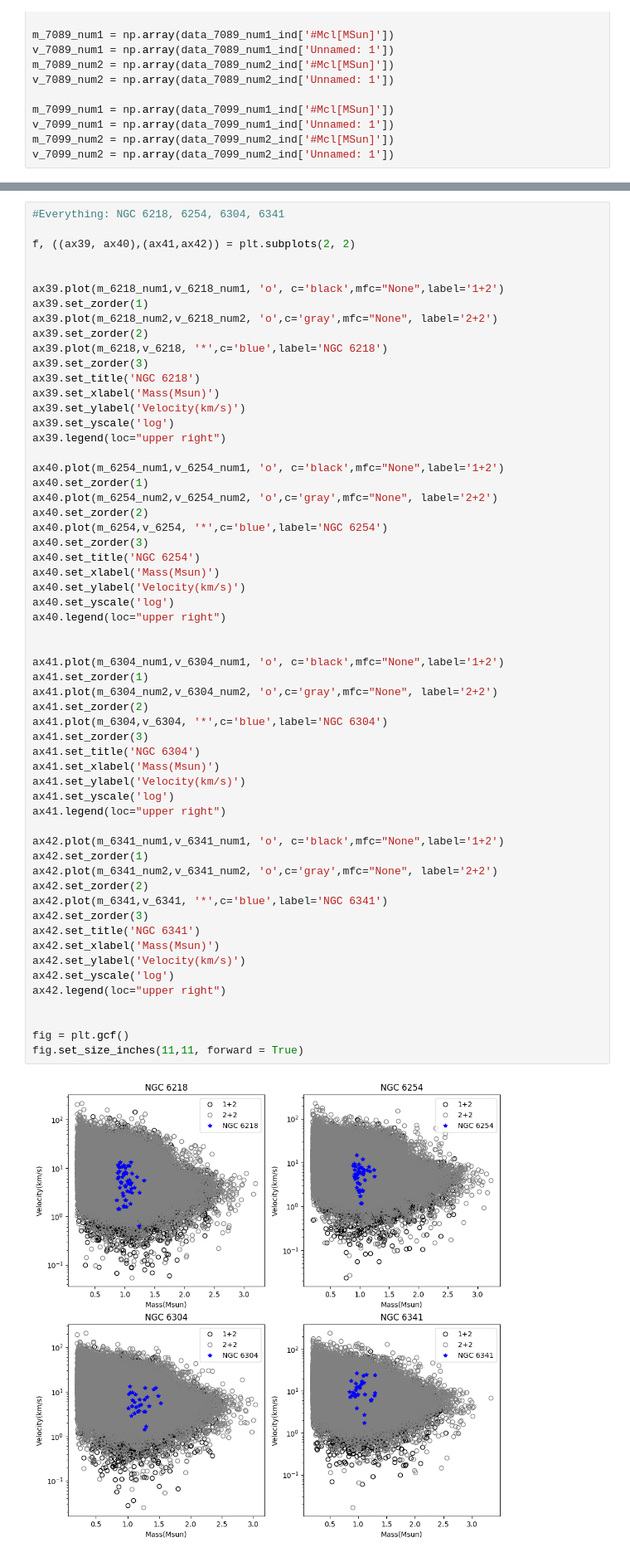
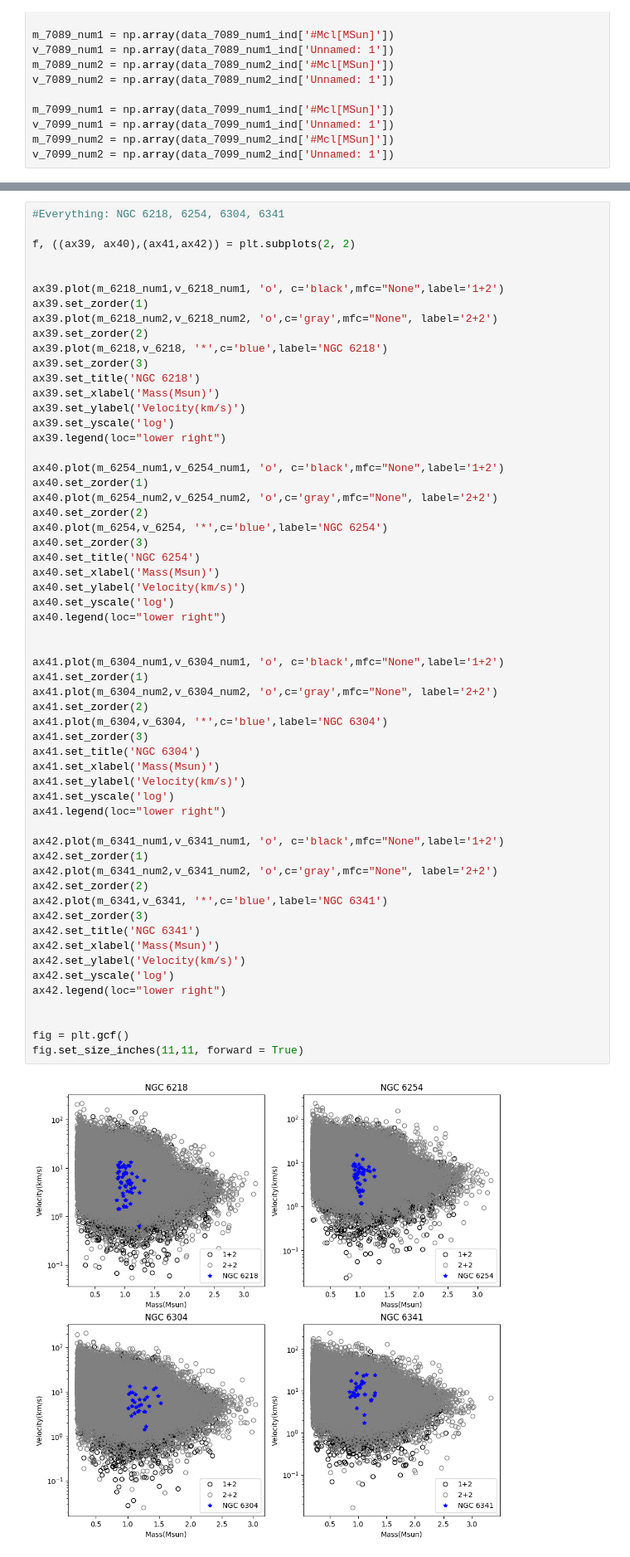
Before and after one commit to teresapan/Blue_stragglers, a Jupyter notebook: Research_SU17.ipynb, the cells around one changed output, grey strips where cells are left out. Shown at 83% size. Drawn from its saved outputs; the diff is of its cells as text.

```diff
--- a/Research_SU17.ipynb
+++ b/Research_SU17.ipynb
@@ -649,7 +650,7 @@ ax39.set_title('NGC 6218')
 ax39.set_xlabel('Mass(Msun)')
 ax39.set_ylabel('Velocity(km/s)')
 ax39.set_yscale('log')
-ax39.legend(loc="upper right")
+ax39.legend(loc="lower right")
 
 ax40.plot(m_6254_num1,v_6254_num1, 'o', c='black',mfc="None",label='1+2')
 ax40.set_zorder(1)
@@ -661,38 +662,38 @@ ax40.set_title('NGC 6254')
 ax40.set_xlabel('Mass(Msun)')
 ax40.set_ylabel('Velocity(km/s)')
 ax40.set_yscale('log')
-ax40.legend(loc="upper right")
+ax40.legend(loc="lower right")
 
 
 ax41.plot(m_6304_num1,v_6304_num1, 'o', c='black',mfc="None",label='1+2')
 ax41.set_zorder(1)
 ax41.plot(m_6304_num2,v_6304_num2, 'o',c='gray',mfc="None", label='2+2')
 ax41.set_zorder(2)
 ax41.plot(m_6304,v_6304, '*',c='blue',label='NGC 6304')
 ax41.set_zorder(3)
 ax41.set_title('NGC 6304')
 ax41.set_xlabel('Mass(Msun)')
 ax41.set_ylabel('Velocity(km/s)')
 ax41.set_yscale('log')
-ax41.legend(loc="upper right")
+ax41.legend(loc="lower right")
 
 ax42.plot(m_6341_num1,v_6341_num1, 'o', c='black',mfc="None",label='1+2')
 ax42.set_zorder(1)
 ax42.plot(m_6341_num2,v_6341_num2, 'o',c='gray',mfc="None", label='2+2')
 ax42.set_zorder(2)
 ax42.plot(m_6341,v_6341, '*',c='blue',label='NGC 6341')
 ax42.set_zorder(3)
 ax42.set_title('NGC 6341')
 ax42.set_xlabel('Mass(Msun)')
 ax42.set_ylabel('Velocity(km/s)')
 ax42.set_yscale('log')
-ax42.legend(loc="upper right")
+ax42.legend(loc="lower right")
 
 
 fig = plt.gcf()
 fig.set_size_inches(11,11, forward = True)
 # %% [output]
-[figure, old version]
+[figure, new version]
 # %%
 #Everything: NGC 6352, 6362, 6366, 6388
 
```
Also changed, not shown: parts of 13 cells of this notebook.
